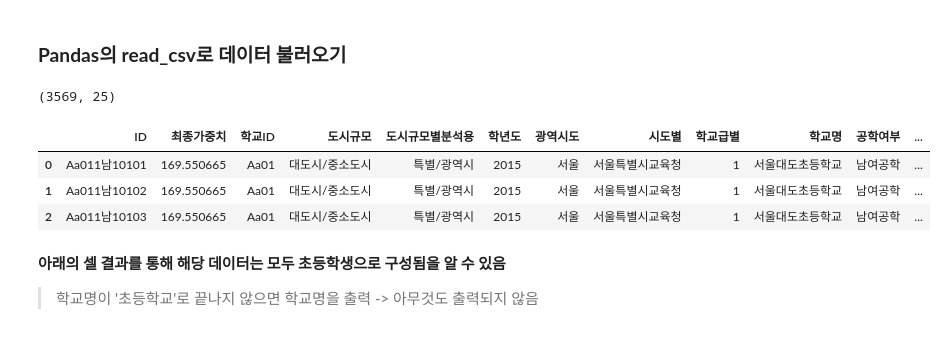
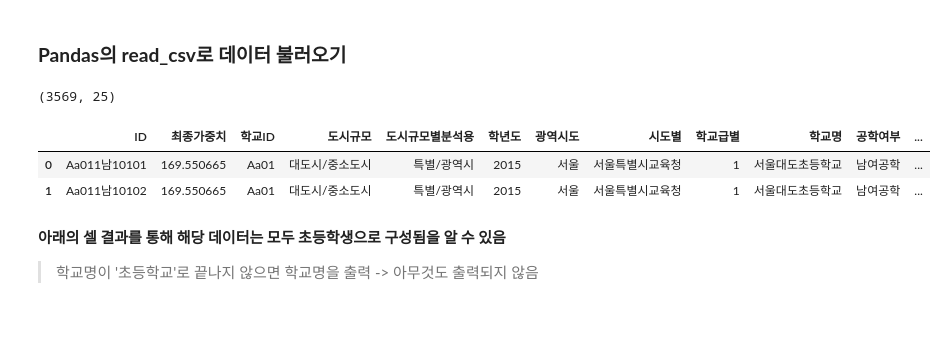
Before and after one commit to KxxHyoRim/Data-Mining, a Jupyter notebook: student_health.ipynb, the cells around one changed output. Drawn from its saved outputs; the diff is of its cells as text; code cells hidden in the pictures.

```diff
--- a/student_health.ipynb
+++ b/student_health.ipynb
@@ -17,13 +17,12 @@ Drive already mounted at /content/drive; to attempt to forcibly remount, call dr
 # %%
 data = pd.read_csv(file,  encoding='cp949')
 print(data.shape)
-data.head(3)
+data.head(2)
 # %% [output]
 (3569, 25)
 |  | ID | 최종가중치 | 학교ID | 도시규모 | 도시규모별분석용 | 학년도 | 광역시도 | 시도별 | 학교급별 | 학교명 | 공학여부 | ... |
 | 0 | Aa011남10101 | 169.550665 | Aa01 | 대도시/중소도시 | 특별/광역시 | 2015 | 서울 | 서울특별시교육청 | 1 | 서울대도초등학교 | 남여공학 | ... |
 | 1 | Aa011남10102 | 169.550665 | Aa01 | 대도시/중소도시 | 특별/광역시 | 2015 | 서울 | 서울특별시교육청 | 1 | 서울대도초등학교 | 남여공학 | ... |
-| 2 | Aa011남10103 | 169.550665 | Aa01 | 대도시/중소도시 | 특별/광역시 | 2015 | 서울 | 서울특별시교육청 | 1 | 서울대도초등학교 | 남여공학 | ... |
 # %% [markdown]
 **아래의 셀 결과를 통해 해당 데이터는 모두 초등학생으로 구성됨을 알 수 있음**
 > 학교명이 '초등학교'로 끝나지 않으면 학교명을 출력 -> 아무것도 출력되지 않음
```
Also changed, not shown: parts of 4 cells of this notebook.
